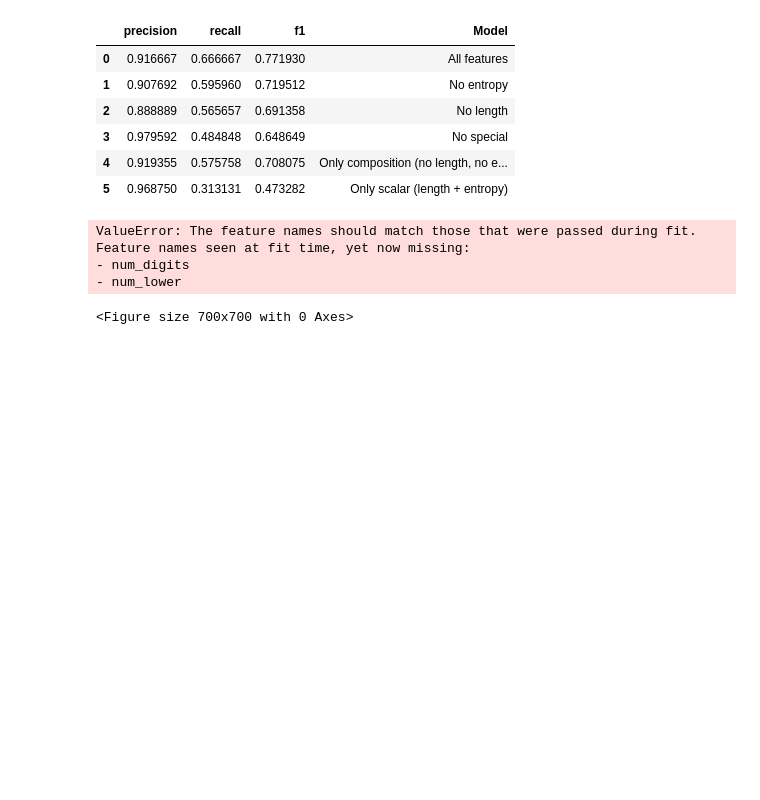
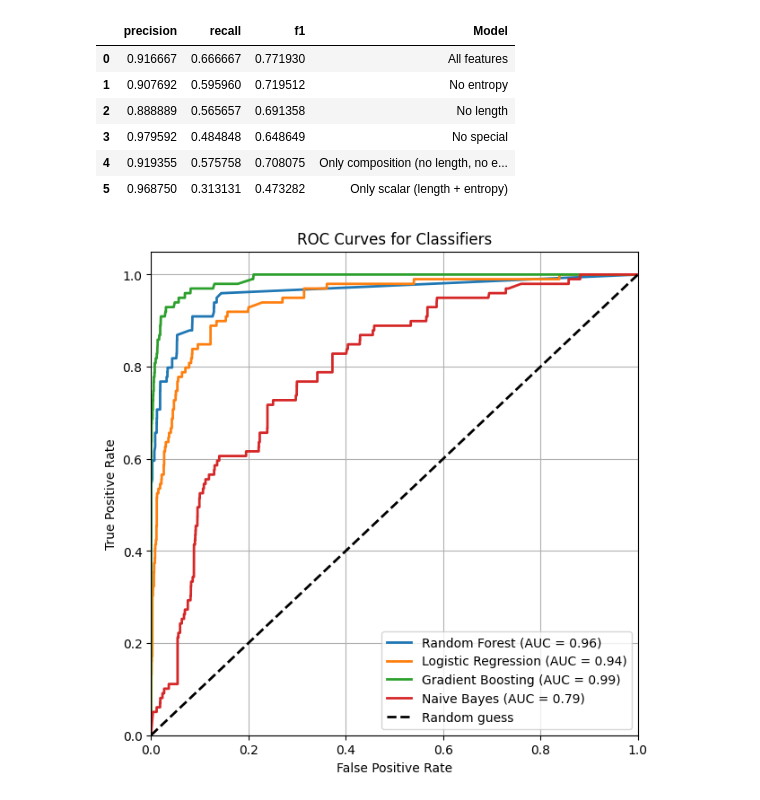
Before and after one commit to nehakarne/CredData, a Jupyter notebook: secrets_repo.ipynb, the cells around one changed output. Cells and saved outputs as stored; diff of their text form; code cells hidden in the pictures; blank space fills up the shorter version.

```diff
--- a/secrets_repo.ipynb
+++ b/secrets_repo.ipynb
@@ -644,6 +644,15 @@ ablation_results
 | 4 | 0.919355 | 0.575758 | 0.708075 | Only composition (no length, no e... |
 | 5 | 0.968750 | 0.313131 | 0.473282 | Only scalar (length + entropy) |
 # %%
+FEATURE_COLS = [
+    'length',
+    'num_digits',
+    'num_upper',
+    'num_lower',
+    'num_special',
+    'entropy'
+]
+
 # Prepare the data (same split as training)
 X_train, X_test, y_train, y_test = prepare_balanced_data(features_df)
 
@@ -653,35 +662,31 @@ models = {
     "Logistic Regression": model_lr,
     "Gradient Boosting": model_gb,
     "Naive Bayes": model_nb
 }
 
 plt.figure(figsize=(7,7))
 
 for name, clf in models.items():
     # Get predicted probabilities for the positive class
     y_proba = clf.predict_proba(X_test)[:, 1]
 
     # Compute ROC curve
     fpr, tpr, _ = roc_curve(y_test, y_proba)
     roc_auc = auc(fpr, tpr)
 
     # Plot
     plt.plot(fpr, tpr, lw=2, label=f'{name} (AUC = {roc_auc:.2f})')
 
 # Random guessing line
 plt.plot([0,1], [0,1], 'k--', lw=2, label='Random guess')
 
 plt.xlim([0.0, 1.0])
 plt.ylim([0.0, 1.05])
 plt.xlabel('False Positive Rate')
 plt.ylabel('True Positive Rate')
 plt.title('ROC Curves for Classifiers')
 plt.legend(loc='lower right')
 plt.grid(True)
 plt.show()
 # %% [output]
-ValueError: The feature names should match those that were passed during fit.
-Feature names seen at fit time, yet now missing:
-- num_digits
-- num_lower
-<Figure size 700x700 with 0 Axes>
+[figure, added]
```
